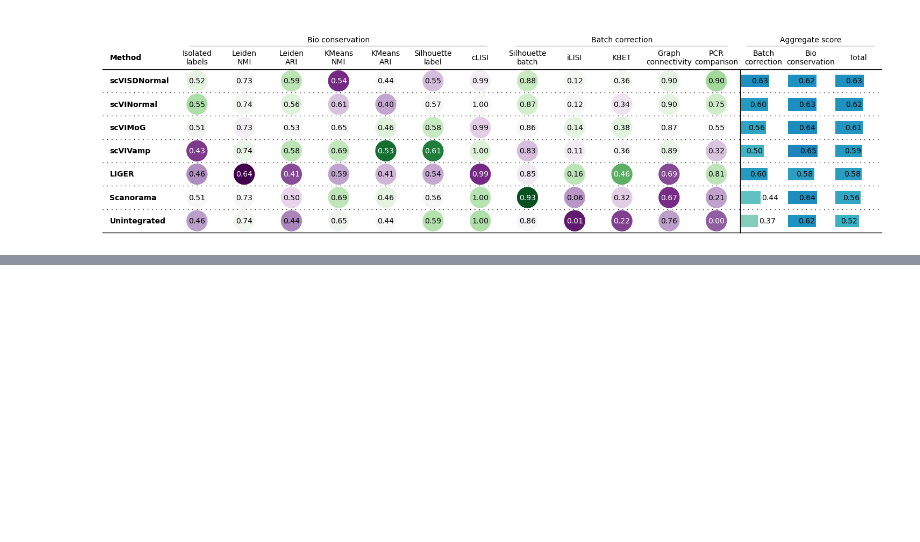
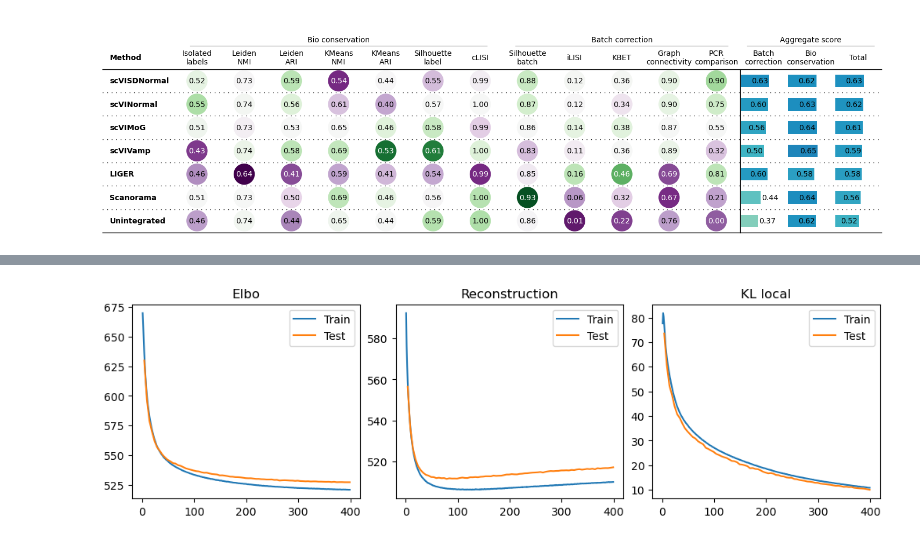
Before and after one commit to LeanderDiazBone/BachelorThesis, a Jupyter notebook: benchmarking.ipynb, the cells around one changed output, grey strips where cells are left out. Cells and saved outputs as stored; diff of their text form; code cells hidden in the pictures; blank space fills up the shorter version.

```diff
--- a/benchmarking.ipynb
+++ b/benchmarking.ipynb
@@ -93,5 +120,5 @@ LOCAL_RANK: 0 - CUDA_VISIBLE_DEVICES: [0]
 # %%
-normalAdata, vaeN = trainModelBenchmark(anndata.read_h5ad(filename="data/adataw.h5ad"), "normal",max_epochs=400)
+normalAdata, vaeN = trainModelBenchmark(anndata.read_h5ad(filename="data/adataw.h5ad"), "normal",max_epochs=200)
 # %% [output]
 GPU available: True (cuda), used: True
 TPU available: False, using: 0 TPU cores
@@ -149,0 +159,4 @@ plotBenchmarkResultsAll(sdnormalAdata, normalAdata, mogAdata, vampAdata)
+# %%
+plotAllHistory(vaeN)
+# %% [output]
+[figure, added]
```
Also changed, not shown: parts of 23 cells of this notebook, 1 other file.
